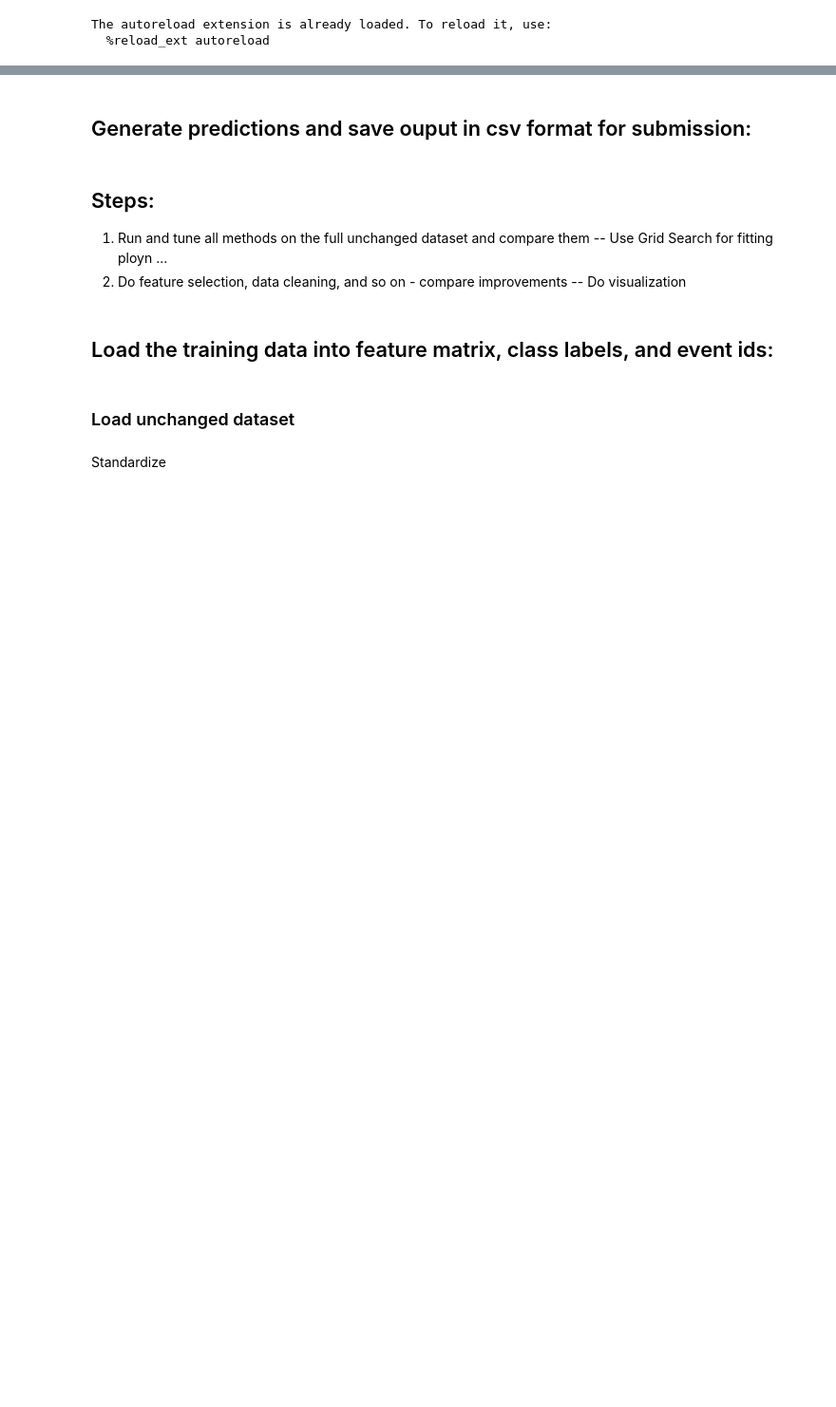
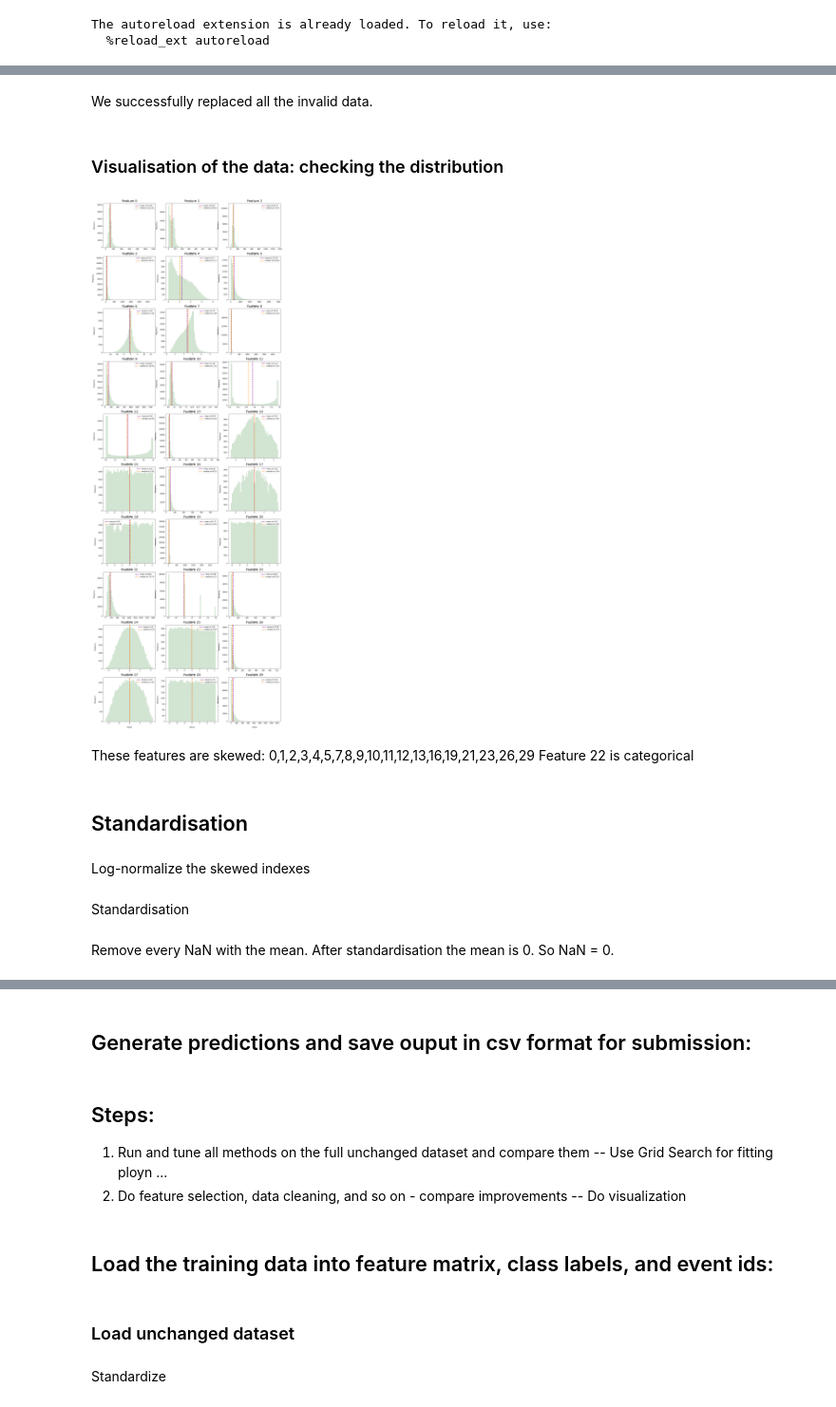
Before and after one commit to CS-433/ml-project-1-mgo, a Jupyter notebook: project1/scripts/project1.ipynb, the cells around one changed output, grey strips where cells are left out. Shown at 95% size. Cells and saved outputs as stored; diff of their text form; code cells hidden in the pictures; blank space fills up the shorter version.

```diff
--- a/project1/scripts/project1.ipynb
+++ b/project1/scripts/project1.ipynb
@@ -11,0 +99,29 @@ The autoreload extension is already loaded. To reload it, use:
+# %% [markdown]
+We successfully replaced all the invalid data.
+# %% [markdown]
+### Visualisation of the data: checking the distribution
+# %%
+fig = plt.figure()
+number_features = tX.shape[1]
+for i in range(0, number_features):
+    ax = fig.add_subplot(10, 3, i+1)
+    plt.xlabel("values", labelpad=15)
+    plt.ylabel("frequency", labelpad=15)
+    mean = round(np.nanmean(tX[:, i], axis=0), 2)
+    median = round(np.nanmedian(tX[:, i], axis=0), 2)
+    plt.title("Feature {}".format(i), fontsize=20, y=1.012)
+    ax = sns.distplot(tX[:, i], kde=False, color='darkseagreen')
+    plt.axvline(x=mean, linestyle='--', linewidth=2.5, label='{0} at {1}'.format("mean", mean), c='darkmagenta')
+    plt.axvline(x=median, linestyle='--', linewidth=2.5, label='{0} at {1}'.format("median", median), c='darkorange')
+    plt.legend()
+fig.set_size_inches(20, 60)
+# %% [output]
+[figure, added]
+# %% [markdown]
+These features are skewed:
+0,1,2,3,4,5,7,8,9,10,11,12,13,16,19,21,23,26,29
+Feature 22 is categorical
+# %% [markdown]
+## Standardisation
+# %% [markdown]
+Log-normalize the skewed indexes
@@ -11,0 +132,2 @@ The autoreload extension is already loaded. To reload it, use:
+# %% [markdown]
+Standardisation
@@ -11,0 +137,3 @@ The autoreload extension is already loaded. To reload it, use:
+# %% [markdown]
+Remove every NaN with the mean.
+After standardisation the mean is 0. So NaN = 0.
```
Also changed, not shown: parts of 37 cells of this notebook, 1 other file.
